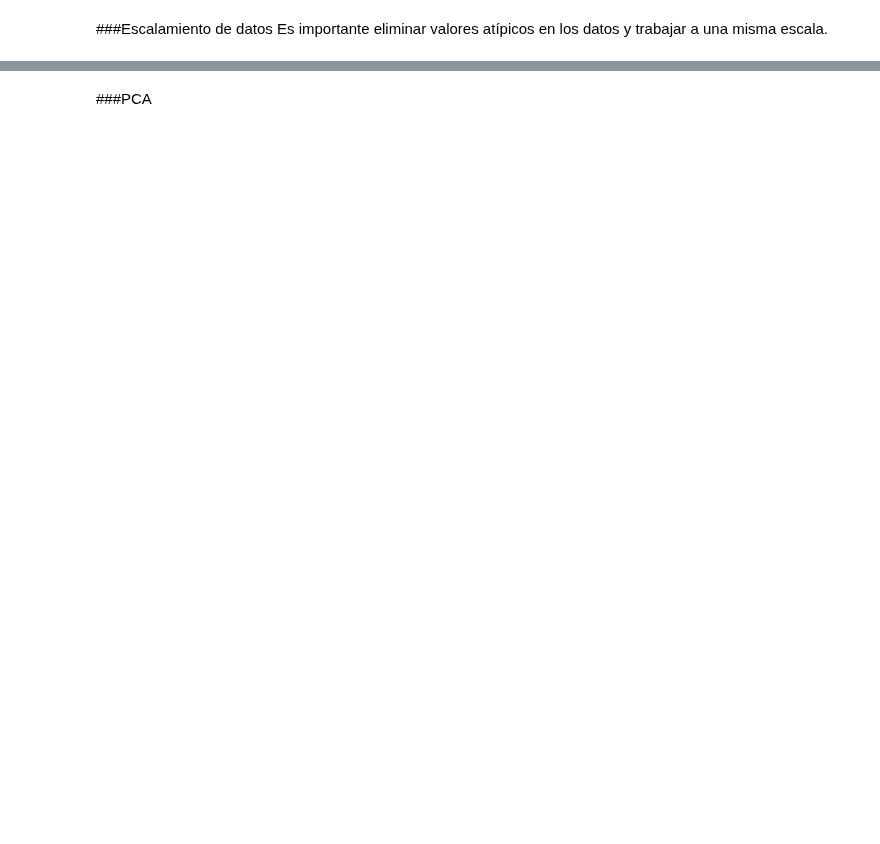
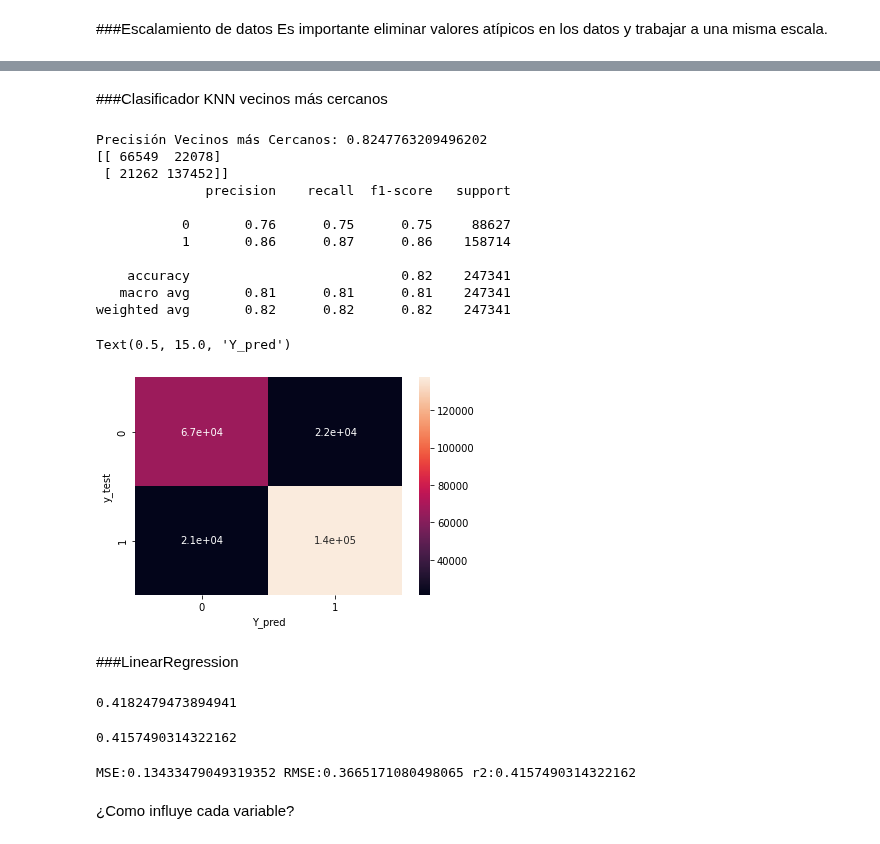
Before and after one commit to RonnyGuevara/Machine-Learning, a Jupyter notebook: TP7/TP7_ML.ipynb, the cells around one changed output, grey strips where cells are left out. Saved outputs shown, nothing was run; the diff lists cells and outputs as text; code cells hidden in the pictures; blank space fills up the shorter version.

```diff
--- a/TP7/TP7_ML.ipynb
+++ b/TP7/TP7_ML.ipynb
@@ -315,2 +334,51 @@ dtype: float64
+# %% [markdown]
+###Clasificador KNN vecinos más cercanos
+# %%
+from sklearn import neighbors
+from sklearn import metrics
+from sklearn.metrics import accuracy_score, confusion_matrix, classification_report
+knn = neighbors.KNeighborsClassifier(n_neighbors=10)
+knn.fit(X_train, y_train)
+prediction = knn.predict(X_test)
+print('Precisión Vecinos más Cercanos: {}'.format(metrics.accuracy_score(prediction,y_test)))
+print(metrics.confusion_matrix(y_test, prediction, labels=[0, 1]))
+print(metrics.classification_report(y_test, prediction, labels=[0, 1]))
+cm = confusion_matrix(y_test, prediction , labels=[0, 1])
+ax= plt.subplot()
+sns.heatmap(cm, annot=True, ax= ax)
+ax.set_ylabel('y_test')
+ax.set_xlabel('Y_pred')
+# %% [output]
+Precisión Vecinos más Cercanos: 0.8247763209496202
+[[ 66549  22078]
+ [ 21262 137452]]
+              precision    recall  f1-score   support
+
+           0       0.76      0.75      0.75     88627
+           1       0.86      0.87      0.86    158714
+
+    accuracy                           0.82    247341
+   macro avg       0.81      0.81      0.81    247341
+weighted avg       0.82      0.82      0.82    247341
+Text(0.5, 15.0, 'Y_pred')
+[figure, added]
 # %% [markdown]
-###PCA
+###LinearRegression
+# %%
+from sklearn.linear_model import LinearRegression
+lr = LinearRegression()
+lr.fit(X_train, y_train)
+lr.score(X_train, y_train)
+# %% [output]
+0.4182479473894941
+# %%
+lr.score(X_test, y_test)
+# %% [output]
+0.4157490314322162
+# %%
+y_pred = lr.predict(X_test)
+print(f'MSE:{mean_squared_error(y_test,y_pred)} RMSE:{np.sqrt(mean_squared_error(y_test,y_pred))} r2:{r2_score(y_test,y_pred)}')
+# %% [output]
+MSE:0.13433479049319352 RMSE:0.3665171080498065 r2:0.4157490314322162
+# %% [markdown]
+¿Como influye cada variable?
```
Also changed, not shown: parts of 24 cells of this notebook.
